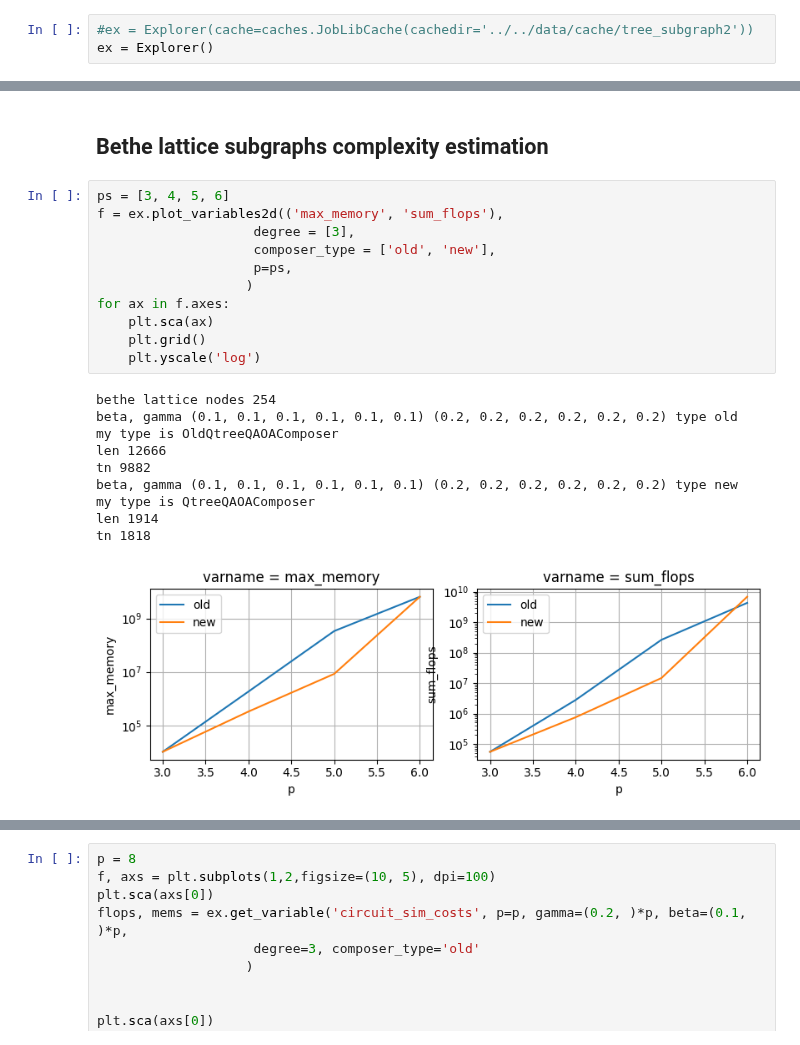
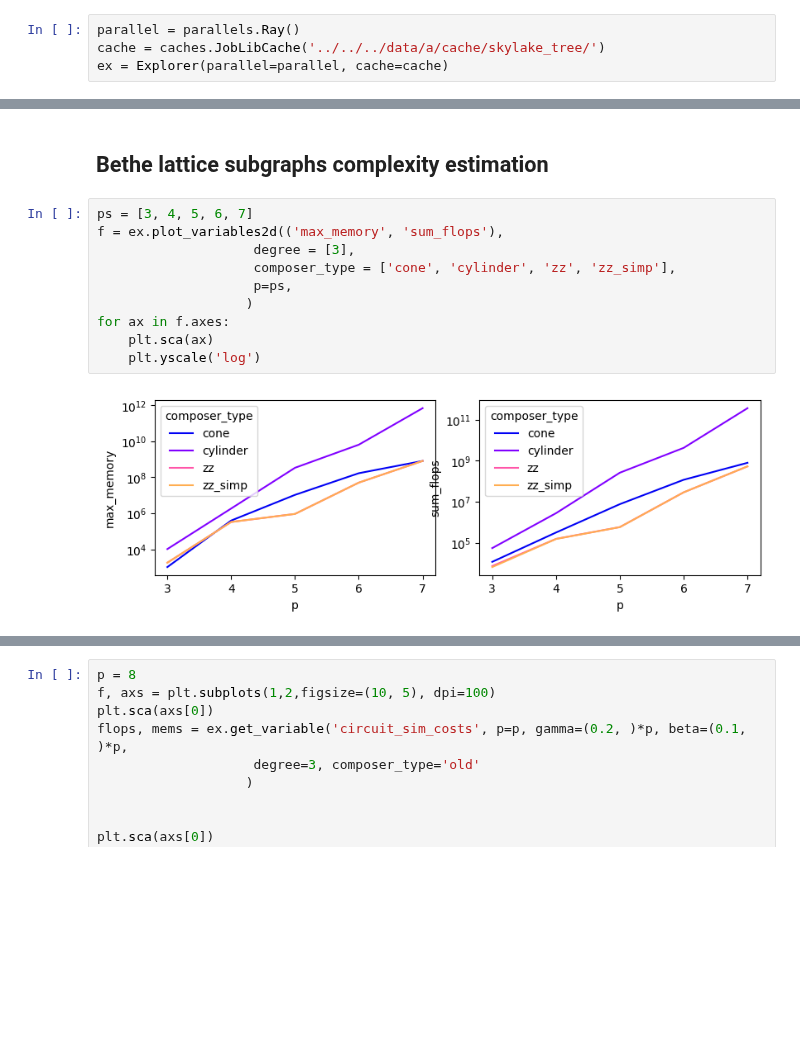
Before and after one commit to danlkv/QTensor, a Jupyter notebook: analysis/spec/notebooks/Tree subgraph.ipynb, the cells around one changed output, grey strips where cells are left out. Saved outputs shown, nothing was run; the diff lists cells and outputs as text; blank space fills up the shorter version.

Commit message:
update tree graph

```diff
--- a/analysis/spec/notebooks/Tree subgraph.ipynb
+++ b/analysis/spec/notebooks/Tree subgraph.ipynb
@@ -15,3 +18,4 @@ import cartesian_explorer.caches as caches
 # %%
-#ex = Explorer(cache=caches.JobLibCache(cachedir='../../data/cache/tree_subgraph2'))
-ex = Explorer()
+parallel = parallels.Ray()
+cache = caches.JobLibCache('../../../data/a/cache/skylake_tree/')
+ex = Explorer(parallel=parallel, cache=cache)
@@ -150,26 +153,16 @@ def get_dummy_beta_gamma(p):
 # %% [markdown]
 ## Bethe lattice subgraphs complexity estimation
 # %%
-ps = [3, 4, 5, 6]
+ps = [3, 4, 5, 6, 7]
 f = ex.plot_variables2d(('max_memory', 'sum_flops'),
                     degree = [3],
-                    composer_type = ['old', 'new'],
+                    composer_type = ['cone', 'cylinder', 'zz', 'zz_simp'],
                     p=ps,
                    )
 for ax in f.axes:
     plt.sca(ax)
-    plt.grid()
     plt.yscale('log')
 # %% [output]
-bethe lattice nodes 254
-beta, gamma (0.1, 0.1, 0.1, 0.1, 0.1, 0.1) (0.2, 0.2, 0.2, 0.2, 0.2, 0.2) type old
-my type is OldQtreeQAOAComposer
-len 12666
-tn 9882
-beta, gamma (0.1, 0.1, 0.1, 0.1, 0.1, 0.1) (0.2, 0.2, 0.2, 0.2, 0.2, 0.2) type new
-my type is QtreeQAOAComposer
-len 1914
-tn 1818
-[figure, old version]
+[figure, new version]
 # %%
 ps = [3, 4, 5, 6, 7, 8, 9, 10]
```
Also changed, not shown: parts of 14 cells of this notebook.
